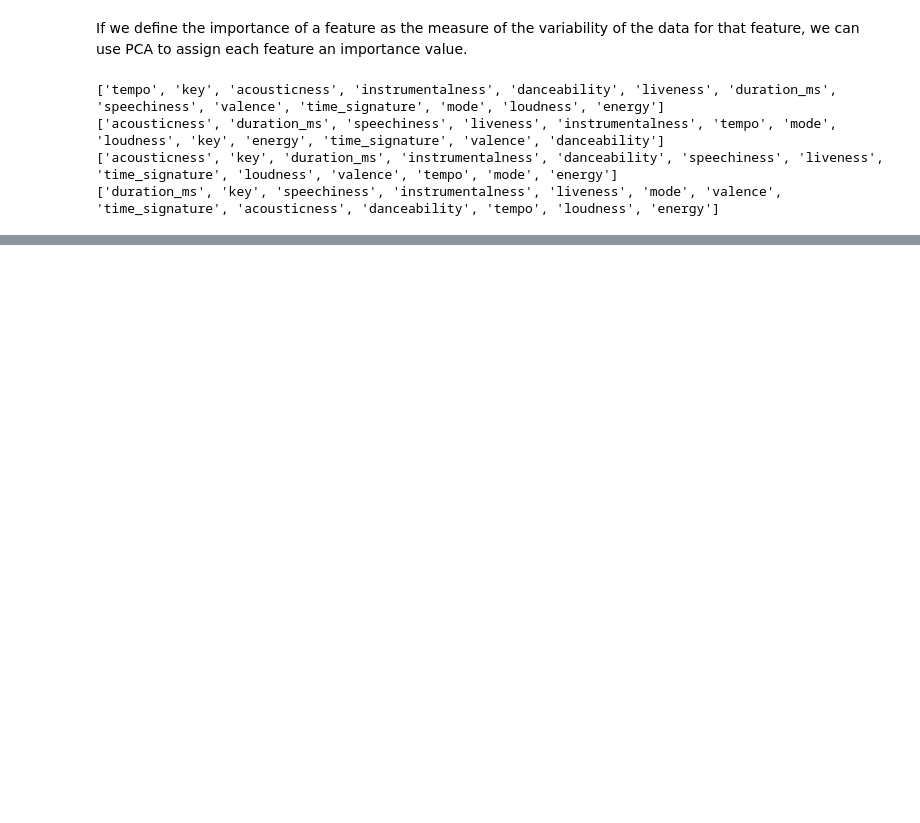
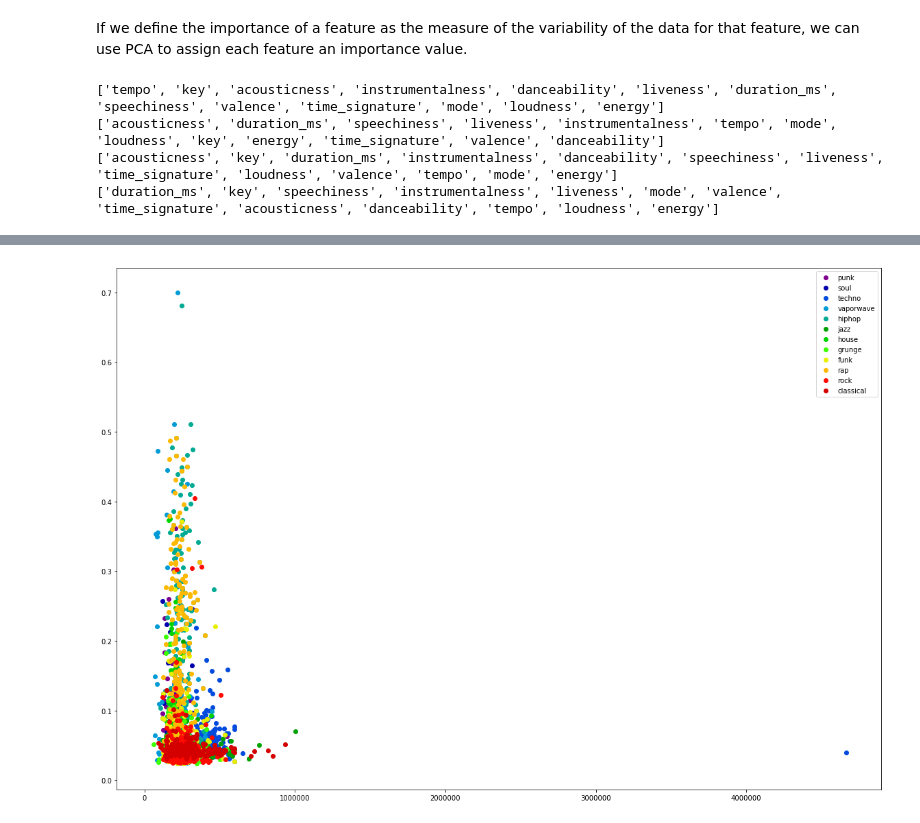
Before and after one commit to P1eter/SpotifyDataAnalysis, a Jupyter notebook: pca_importance.ipynb, the cells around one changed output, grey strips where cells are left out. Drawn from its saved outputs; the diff is of its cells as text; code cells hidden in the pictures; blank space fills up the shorter version.

```diff
--- a/pca_importance.ipynb
+++ b/pca_importance.ipynb
@@ -121,0 +146,37 @@ plot_pca(('rap', rap_features), ('grunge', grunge_features))
+# %%
+def get_all_genre_features(dataset_path, max_samples=200):
+    data_dict = {}
+
+    for dirpath, __, files in os.walk(dataset_path):
+        for f in files:
+            feature_str = '_features'
+            if f.endswith(feature_str):
+                genre_name = f[:-len(feature_str)]
+                fname = os.path.join(dirpath, f)
+                with open(fname, 'rb') as data_file:
+                    try:
+                        df = pickle.load(data_file)
+                        data_dict[genre_name] = df[:max_samples]
+                    except ModuleNotFoundError:
+                        continue
+
+    return data_dict
+# %%
+all_data = get_all_genre_features('datasets')
+# %%
+all_data_list = list(all_data.items())
+# %%
+columns = all_data_list[0][1].columns
+colors = plt.cm.spectral(np.linspace(0, 1, len(all_data_list) + 2))
+data_names = []
+
+for (data_name, data_list), color in zip(all_data_list, colors[1:]):
+    data_names.append(data_name)
+    data_df = pd.DataFrame(data_list, columns=columns)
+    plt.scatter(data_df.duration_ms, data_df.speechiness, color=color)
+
+
+plt.legend(data_names)
+plt.show()
+# %% [output]
+[figure, added]
```
Also changed, not shown: parts of 7 cells of this notebook.
